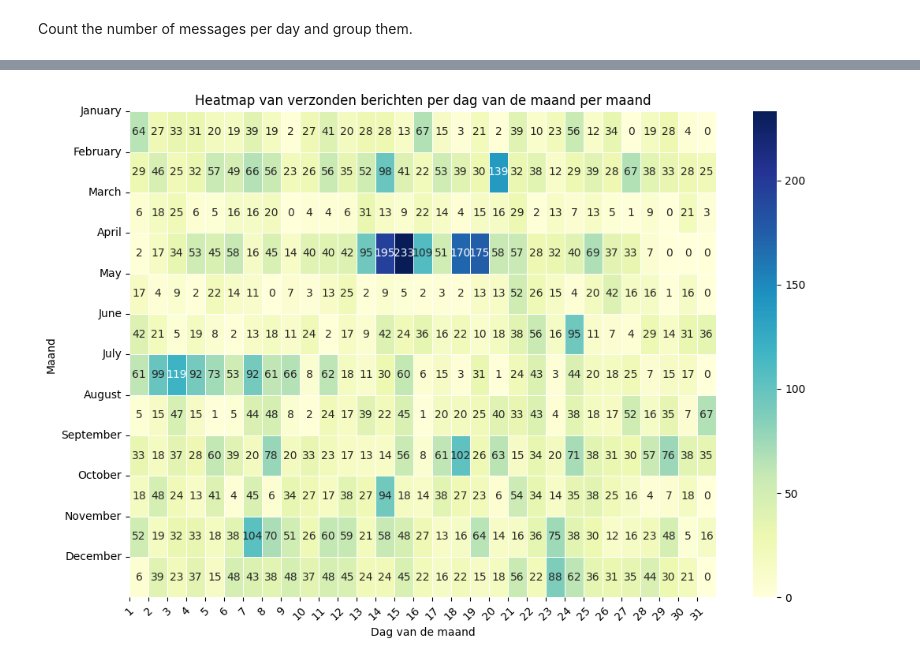
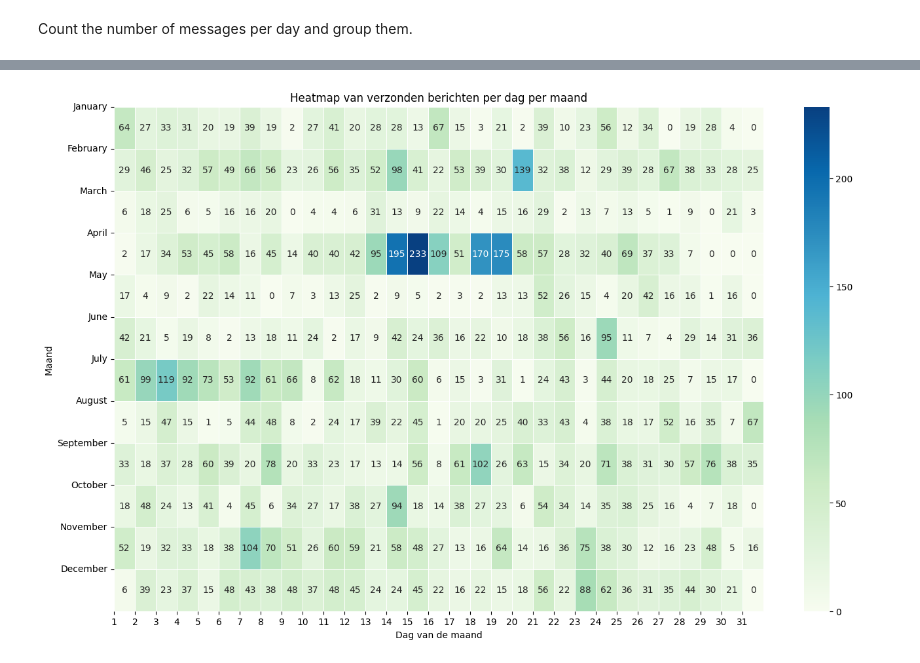
Before and after one commit to StolkHU/DAV_HU_AS, a Jupyter notebook: notebooks/as-01-comparing-categories.ipynb, the cells around one changed output, grey strips where cells are left out. Saved outputs shown, nothing was run; the diff lists cells and outputs as text; code cells hidden in the pictures.

Commit message:
Aanpassingen jupyter notebook, main.py aangepast in src-folder en opslaan images

```diff
--- a/notebooks/as-01-comparing-categories.ipynb
+++ b/notebooks/as-01-comparing-categories.ipynb
@@ -48,9 +76,10 @@ Voeg de D
 # %%
 base_dataframe["day_of_month"] = base_dataframe["timestamp"].dt.day
 base_dataframe["day"] = base_dataframe["timestamp"].dt.day_name()
-base_dataframe["month"] = base_dataframe["timestamp"].dt.month
-base_dataframe["month"] = base_dataframe["timestamp"].dt.month_name()
+base_dataframe["month_number"] = base_dataframe["timestamp"].dt.month
+base_dataframe["month_name"] = base_dataframe["timestamp"].dt.month_name()
 base_dataframe["year"] = base_dataframe["timestamp"].dt.year
+base_dataframe["has_image"] = base_dataframe["message"].str.contains("<Media weggelaten>").astype(int)
 base_dataframe.head()
 # %% [output]
 |  | timestamp | message | author | has_emoji | is_topk | message_length | has_link | timestamp_category | ... |
@@ -61,0 +93,14 @@ base_dataframe.head()
+# %%
+base_dataframe["message_length"] = base_dataframe["message"].str.len()
+
+p1 = (
+    base_dataframe[["function", "message_length"]]
+    .groupby("function")
+    .mean()
+    .sort_values("message_length", ascending=False)
+)
+
+sns.barplot(x=p1.index, y=p1["message_length"], palette = ["darkolivegreen", "lightgrey"]  )
+plt.xlabel("Function within team")
+plt.ylabel("Average Message length")
+plt.title("Staff members sending longer messages")
@@ -81,5 +135,8 @@ no_of_messages
 # %% [markdown]
 Count the number of messages per day and group them.
 # %%
-month_day_count = base_dataframe.groupby(["month", "day_of_week"]).size().unstack(fill_value = 0)
-average_per_day = month_day_count.mean(axis=0)
+month_day_count = base_dataframe.groupby(["month_name", "month_number", "day_of_month"]).size().unstack(fill_value = 0)
+year_month_day_count = base_dataframe.groupby(["year", "month_name", "month_number", "day_of_month"]).size().unstack(fill_value = 0)
+month_day_count.head()
+year_month_day_count.head()
+# average_per_day = month_day_count.mean(axis=0)
@@ -86,21 +171,20 @@ average_per_day = month_day_count.mean(axis=0)
 # %%
-plt.figure(figsize=(12, 8))
-sns.heatmap(month_day_count, annot=True, fmt="d", linewidths=0.5, cmap="YlGnBu")
+plt.figure(figsize=(16,10))
+sns.heatmap(month_day_count, annot=True, fmt="d", linewidths=0.5, cmap="GnBu")
 plt.xticks(
     ticks=range(31),
-    labels=range(1, 32),
-    rotation=45
+    labels=range(1, 32)
 )
 
 plt.yticks(
     ticks=range(12),
     labels=["January", "February", "March", "April", "May", "June", "July", "August", "September", "October", "November", "December"],
     rotation=0
 )
 
-plt.title("Heatmap van verzonden berichten per dag van de maand per maand")
+plt.title("Heatmap van verzonden berichten per dag per maand")
 plt.xlabel("Dag van de maand")
 plt.ylabel("Maand")
 plt.show()
 # %% [output]
-[figure, old version]
+[figure, new version]
```
Also changed, not shown: parts of 10 cells of this notebook, 3 other files.
